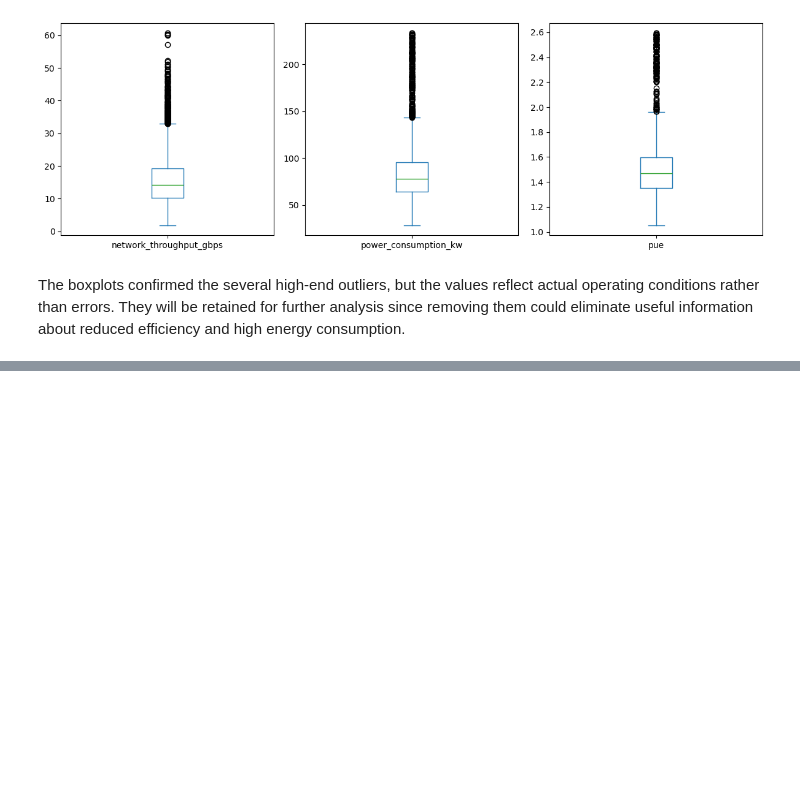
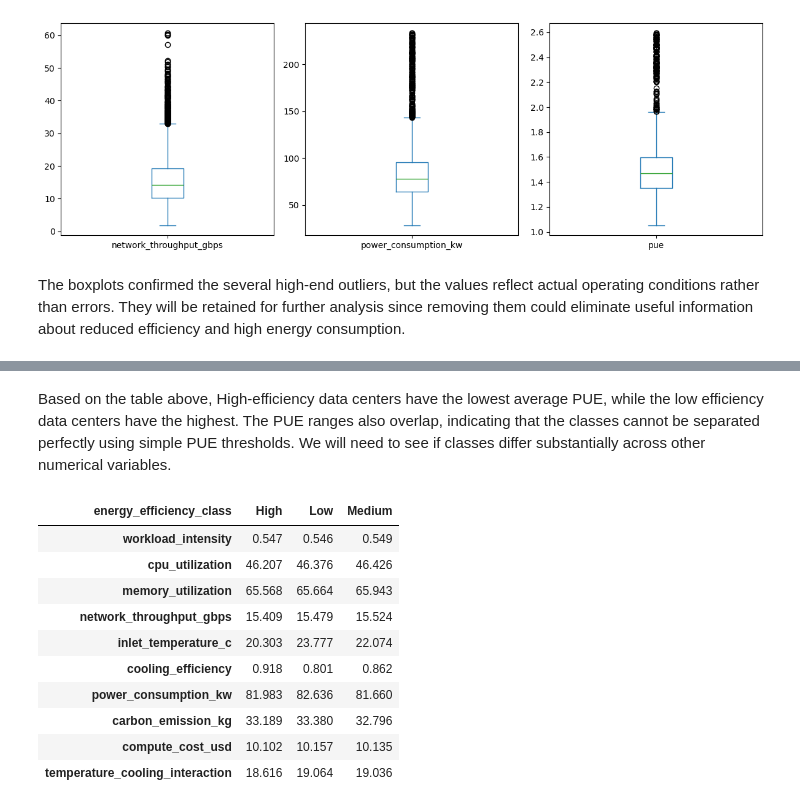
Before and after one commit to njafariii/data-center-energy-efficiency, a Jupyter notebook: data_preparation.ipynb, the cells around one changed output, grey strips where cells are left out. Saved outputs shown, nothing was run; the diff lists cells and outputs as text; code cells hidden in the pictures; blank space fills up the shorter version.

Commit message:
Complete data preprocessing and feature engineering

```diff
--- a/data_preparation.ipynb
+++ b/data_preparation.ipynb
@@ -170,0 +253,13 @@ The boxplots confirmed the several high-end outliers, but the values reflect act
+# %%
+# Define the classification target
+y = df_clean["energy_efficiency_class"]
+
+# Remove the target and potential leakage variable
+X = df_clean.drop(columns=["energy_efficiency_class", "pue"])
+
+# Check the dimensions
+print("Predictors:", X.shape)
+print("Target:", y.shape)
+
+# Examine the target classes
+print(y.value_counts())
@@ -170,0 +278,17 @@ The boxplots confirmed the several high-end outliers, but the values reflect act
+# %%
+from sklearn.model_selection import train_test_split
+
+# Split data while preserving class proportions
+X_train, X_test, y_train, y_test = train_test_split(
+    X,
+    y,
+    test_size=0.20,
+    random_state=42,
+    stratify=y
+)
+
+print("Training set:", X_train.shape)
+print("Testing set:", X_test.shape)
+
+print("\nTraining class distribution:")
+print(y_train.value_counts(normalize=True))
@@ -170,0 +307,10 @@ The boxplots confirmed the several high-end outliers, but the values reflect act
+# %%
+# Identify numerical and categorical predictors
+numeric_features = X_train.select_dtypes(include=["int64", "float64"]).columns.tolist()
+categorical_features = X_train.select_dtypes(include=["object", "category"]).columns.tolist()
+
+print("Numerical features:")
+print(numeric_features)
+
+print("\nCategorical features:")
+print(categorical_features)
@@ -170,0 +387,18 @@ The boxplots confirmed the several high-end outliers, but the values reflect act
+# %% [markdown]
+Based on the table above, High-efficiency data centers have the lowest average PUE, while the low efficiency data centers have the highest. The PUE ranges also overlap, indicating that the classes cannot be separated perfectly using simple PUE thresholds. We will need to see if classes differ substantially across other numerical variables.
+# %%
+# Compare average numerical values across efficiency classes
+class_summary = df_clean.groupby("energy_efficiency_class")[numeric_features].mean().T
+class_summary.round(3)
+# %% [output]
+| energy_efficiency_class | High | Low | Medium |
+| workload_intensity | 0.547 | 0.546 | 0.549 |
+| cpu_utilization | 46.207 | 46.376 | 46.426 |
+| memory_utilization | 65.568 | 65.664 | 65.943 |
+| network_throughput_gbps | 15.409 | 15.479 | 15.524 |
+| inlet_temperature_c | 20.303 | 23.777 | 22.074 |
+| cooling_efficiency | 0.918 | 0.801 | 0.862 |
+| power_consumption_kw | 81.983 | 82.636 | 81.660 |
+| carbon_emission_kg | 33.189 | 33.380 | 32.796 |
+| compute_cost_usd | 10.102 | 10.157 | 10.135 |
+| temperature_cooling_interaction | 18.616 | 19.064 | 19.036 |
```
Also changed, not shown: parts of 30 cells of this notebook, 3 other files.
